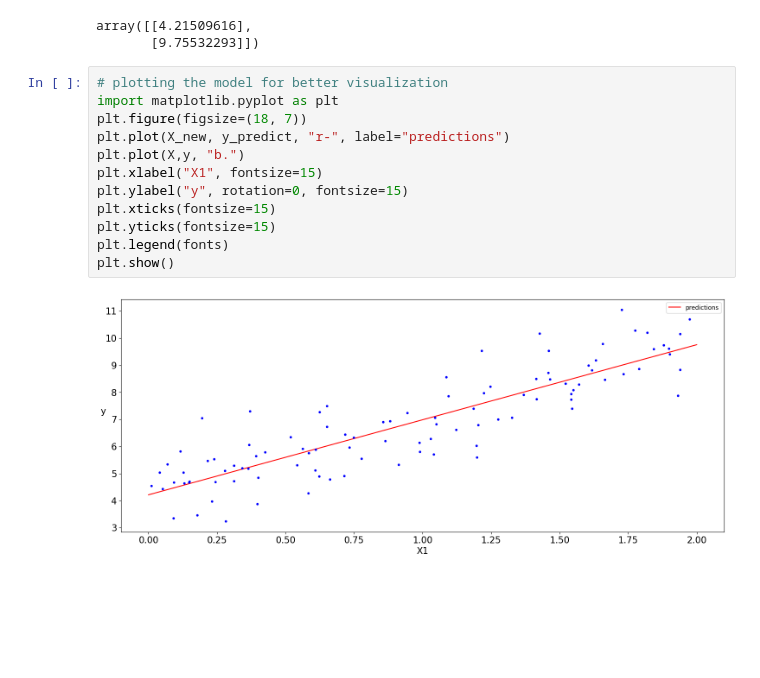
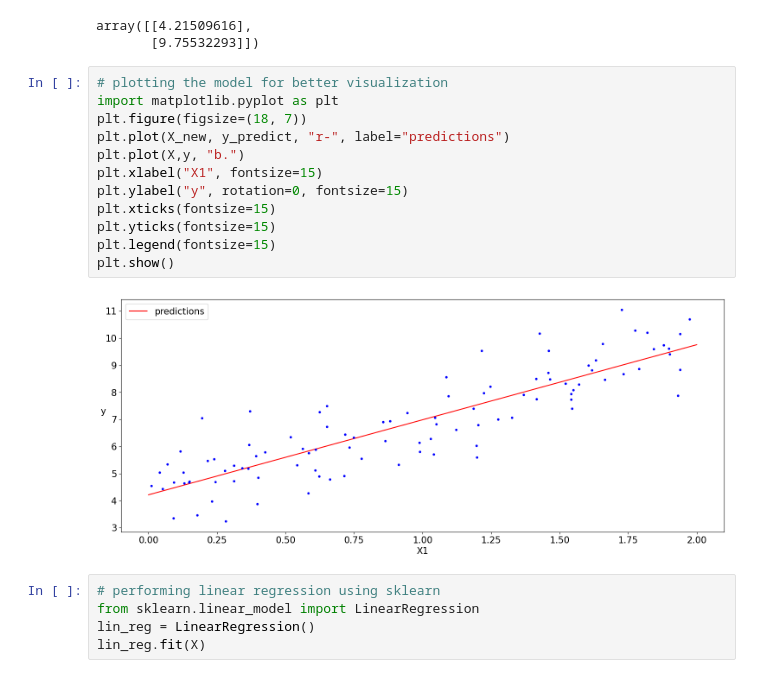
Before and after one commit to Brian342/JupyterLab, a Jupyter notebook: Chapter 4 Training Models.ipynb, the cells around one changed output. Cells and saved outputs as stored; diff of their text form; blank space fills up the shorter version.

```diff
--- a/Chapter 4 Training Models.ipynb
+++ b/Chapter 4 Training Models.ipynb
@@ -28,14 +28,19 @@ array([[4.21509616],
 # %%
 # plotting the model for better visualization
 import matplotlib.pyplot as plt
 plt.figure(figsize=(18, 7))
 plt.plot(X_new, y_predict, "r-", label="predictions")
 plt.plot(X,y, "b.")
 plt.xlabel("X1", fontsize=15)
 plt.ylabel("y", rotation=0, fontsize=15)
 plt.xticks(fontsize=15)
 plt.yticks(fontsize=15)
-plt.legend(fonts)
+plt.legend(fontsize=15)
 plt.show()
 # %% [output]
-[figure, old version]
+[figure, new version]
+# %%
+# performing linear regression using sklearn
+from sklearn.linear_model import LinearRegression
+lin_reg = LinearRegression()
+lin_reg.fit(X)
```
